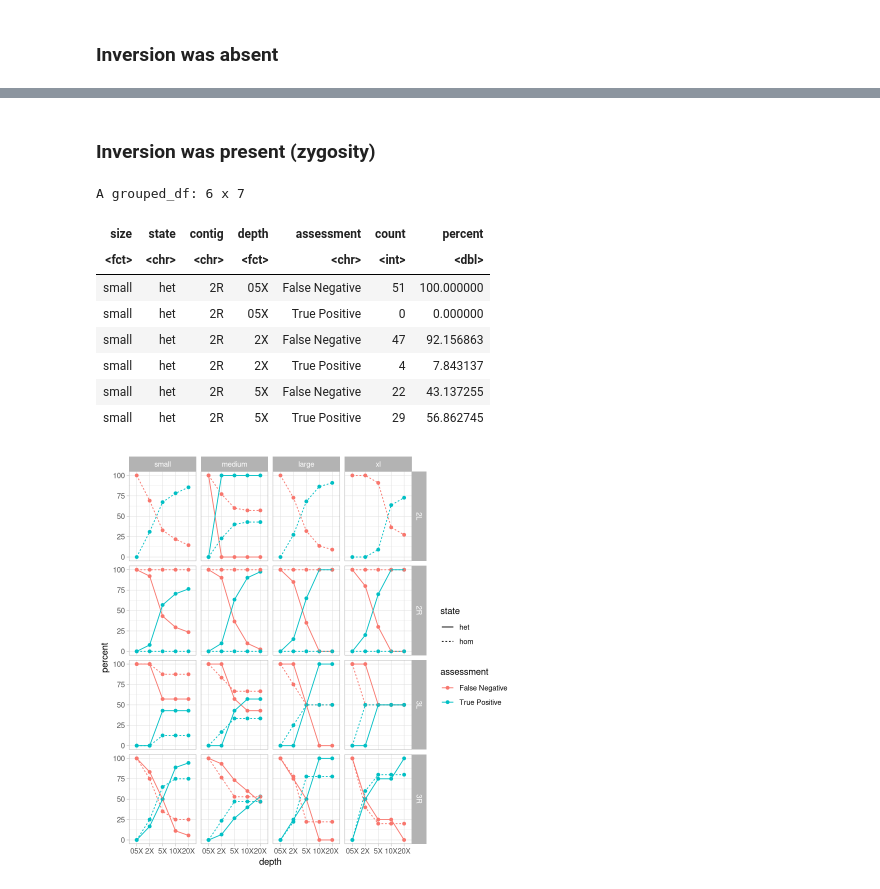
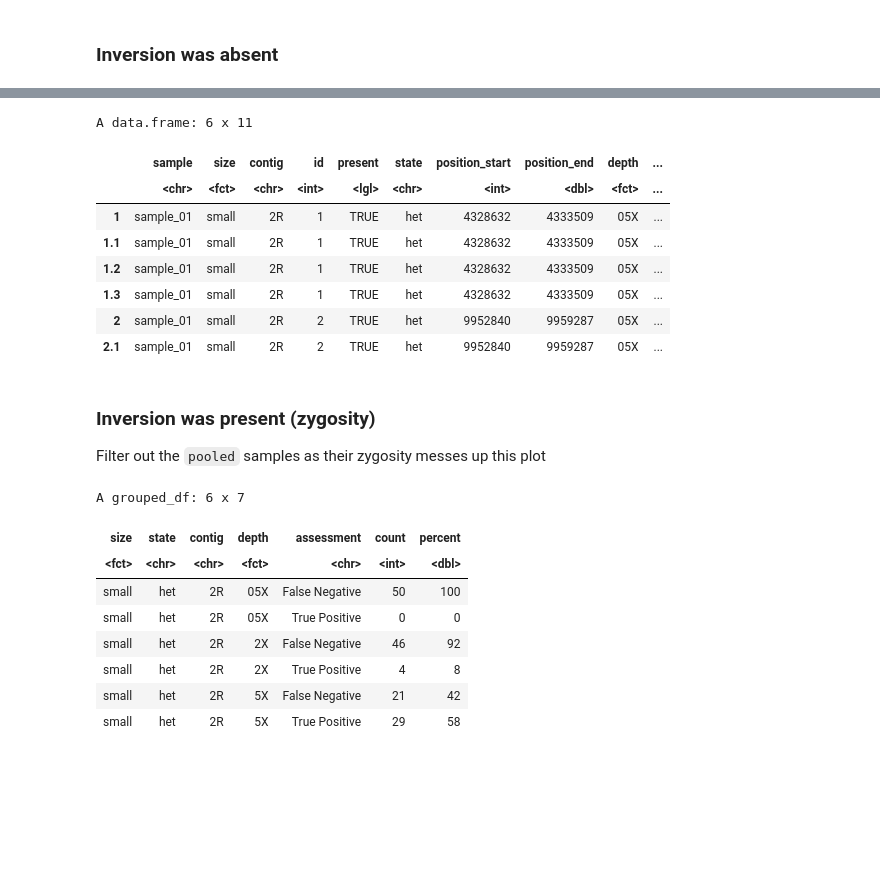
Before and after one commit to pdimens/haplotagging_simulations, a Jupyter notebook: assess_called_inversions.ipynb, the cells around one changed output, grey strips where cells are left out. Saved outputs shown, nothing was run; the diff lists cells and outputs as text; code cells hidden in the pictures; blank space fills up the shorter version.

```diff
--- a/assess_called_inversions.ipynb
+++ b/assess_called_inversions.ipynb
@@ -394,25 +396,31 @@ A grouped_df: 6 x 6
+# %%
+head(assessment)
+# %% [output]
+A data.frame: 6 x 11
+|  | sample | size | contig | id | present | state | position_start | position_end | depth | ... |
+|  | <chr> | <fct> | <chr> | <int> | <lgl> | <chr> | <int> | <dbl> | <fct> | ... |
+| 1 | sample_01 | small | 2R | 1 | TRUE | het | 4328632 | 4333509 | 05X | ... |
+| 1.1 | sample_01 | small | 2R | 1 | TRUE | het | 4328632 | 4333509 | 05X | ... |
+| 1.2 | sample_01 | small | 2R | 1 | TRUE | het | 4328632 | 4333509 | 05X | ... |
+| 1.3 | sample_01 | small | 2R | 1 | TRUE | het | 4328632 | 4333509 | 05X | ... |
+| 2 | sample_01 | small | 2R | 2 | TRUE | het | 9952840 | 9959287 | 05X | ... |
+| 2.1 | sample_01 | small | 2R | 2 | TRUE | het | 9952840 | 9959287 | 05X | ... |
 # %% [markdown]
 ### Inversion was present (zygosity)
+Filter out the `pooled` samples as their zygosity messes up this plot
 # %%
-assessment_positive_contig_state <- filter(assessment, present, assessment %in% c("True Positive", "False Negative")) %>% group_by(size, state, contig, depth, assessment) %>%
+assessment_positive_contig_state <- filter(assessment, present, grepl("sample", sample), assessment %in% c("True Positive", "False Negative")) %>% group_by(size, state, contig, depth, assessment) %>%
     summarize_at("count", ~ sum(.x)) %>%
     group_by(size, state, contig, depth) %>%
     mutate(percent = count/sum(count) * 100)
 head(assessment_positive_contig_state)
-
-ggplot(assessment_positive_contig_state, aes(x = depth, y = percent, color = assessment, group = paste(assessment, state))) +
-    geom_point() +
-    geom_line(aes(linetype = state)) +
-    theme_light() +
-    facet_grid(rows = vars(contig), cols = vars(size))
 # %% [output]
 A grouped_df: 6 x 7
 | size | state | contig | depth | assessment | count | percent |
 | <fct> | <chr> | <chr> | <fct> | <chr> | <int> | <dbl> |
-| small | het | 2R | 05X | False Negative | 51 | 100.000000 |
-| small | het | 2R | 05X | True Positive | 0 | 0.000000 |
-| small | het | 2R | 2X | False Negative | 47 | 92.156863 |
-| small | het | 2R | 2X | True Positive | 4 | 7.843137 |
-| small | het | 2R | 5X | False Negative | 22 | 43.137255 |
-| small | het | 2R | 5X | True Positive | 29 | 56.862745 |
+| small | het | 2R | 05X | False Negative | 50 | 100 |
+| small | het | 2R | 05X | True Positive | 0 | 0 |
+| small | het | 2R | 2X | False Negative | 46 | 92 |
+| small | het | 2R | 2X | True Positive | 4 | 8 |
+| small | het | 2R | 5X | False Negative | 21 | 42 |
+| small | het | 2R | 5X | True Positive | 29 | 58 |
-[figure, removed]
```
Also changed, not shown: parts of 6 cells of this notebook.
